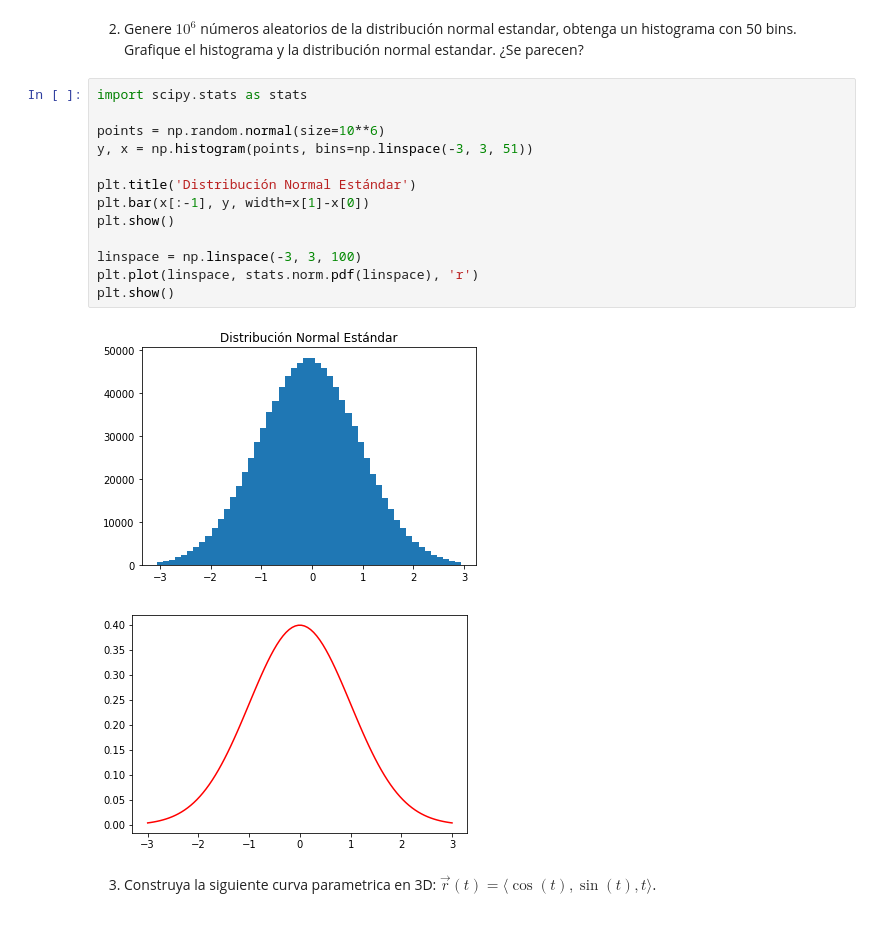
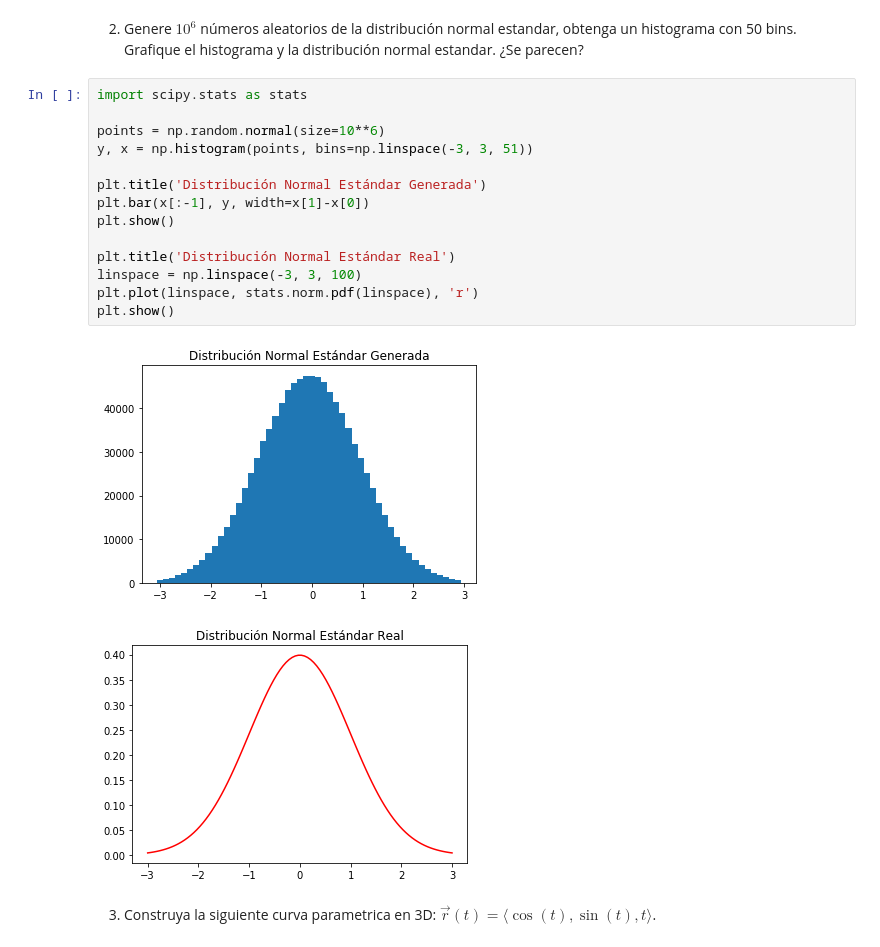
Before and after one commit to mijara/notebooks, a Jupyter notebook: Tarea_1_CC1_2017.ipynb, the cells around one changed output. Cells and saved outputs as stored; diff of their text form.

```diff
--- a/Tarea_1_CC1_2017.ipynb
+++ b/Tarea_1_CC1_2017.ipynb
@@ -279,19 +279,20 @@ plt.show()
 # %%
 import scipy.stats as stats
 
 points = np.random.normal(size=10**6)
 y, x = np.histogram(points, bins=np.linspace(-3, 3, 51))
 
-plt.title('Distribución Normal Estándar')
+plt.title('Distribución Normal Estándar Generada')
 plt.bar(x[:-1], y, width=x[1]-x[0])
 plt.show()
 
+plt.title('Distribución Normal Estándar Real')
 linspace = np.linspace(-3, 3, 100)
 plt.plot(linspace, stats.norm.pdf(linspace), 'r')
 plt.show()
 # %% [output]
-[figure, old version]
+[figure, new version]
-[figure, old version]
+[figure, new version]
 # %% [markdown]
 3) Construya la siguiente curva parametrica en 3D: $\vec{r}(t)=\langle \cos(t), \sin(t), t \rangle$.
 # %%
```
Also changed, not shown: parts of 7 cells of this notebook.
